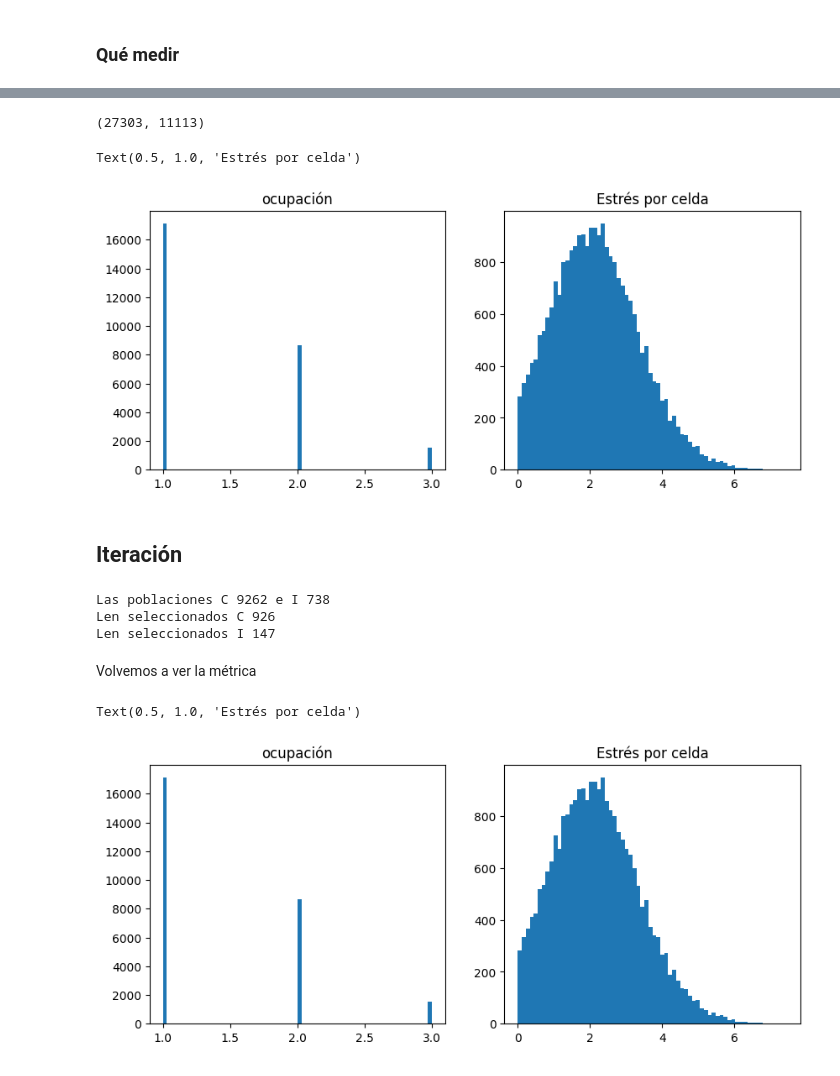
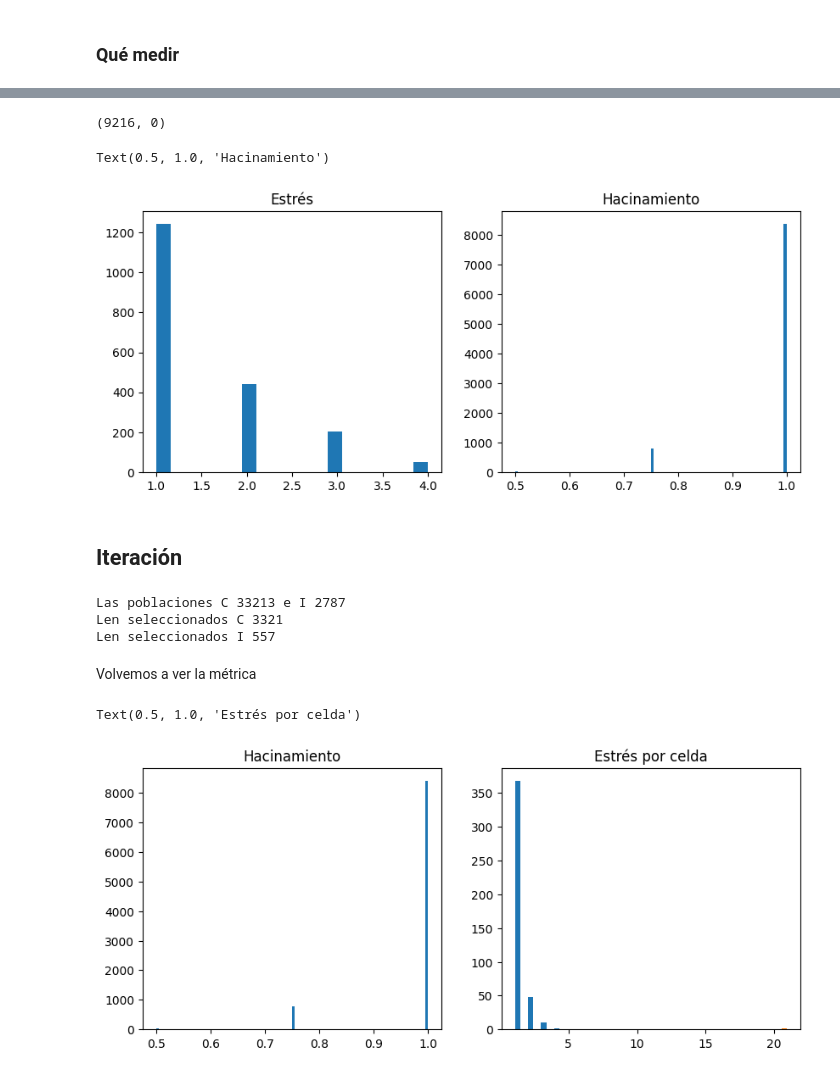
Before and after one commit to sergiohzlz/modelo_gentrificacion, a Jupyter notebook: phd_tercer_semestre.ipynb, the cells around one changed output, grey strips where cells are left out. Saved outputs shown, nothing was run; the diff lists cells and outputs as text; code cells hidden in the pictures.

```diff
--- a/phd_tercer_semestre.ipynb
+++ b/phd_tercer_semestre.ipynb
@@ -138,10 +163,3 @@ random.sample(list(salarios),1)
-# %%
-agentes = []
-for _ in range(1000):
-    c = random.sample(coords, 1)
-    agente = A.Agente()
-    agente.salario = random.sample(list(salarios),1)
-    agentes.append(agente)
 # %% [markdown]
 Si queremos generar una lista de N agentes sin direccion asignada puede hacerse así
 # %%
@@ -151,3 +169,17 @@ for _ in range(39_000):
     sal = random.sample(list(salarios),1)[0]
     agente.salario = sal
     agentes.append(agente)
+# %%
+def crea_agentes(N=50_000, mu=5, std=1):
+    agentes = []
+    salarios = std*np.random.randn(N) + mu
+    salarios = np.clip(salarios, a_min=0, a_max=salarios.max())
+    for i in range(N):
+        ag = A.Agente()
+        ag.salario = salarios[i]
+        agentes.append(ag)
+    return agentes
+
+agentes = crea_agentes(N=36_000)
+salarios = np.array([ag.salario for ag in agentes])
+len(agentes), len(salarios)
@@ -162,10 +201,9 @@ reload(A)
 # %%
-
-V = A.Vecindario(n=200,
-                 k= 3,
+V = A.Vecindario(n=100,
+                 k= 4,
                  P=agentes,                                         # agentes recién creados
                  params={'tipo' : 'gaussian', 'gauss_mean': 3, 'gauss_std': 1},
+                 a = 0.1,
+                 b = 0.2,
                  pad=2)
-
-plt.imshow(V.V, cmap='viridis')
 # %% [output]
@@ -207,5 +253,5 @@ $I(i,j) = <(S[i,j])> - V[i,j]$
 # la cantidad de celdas ocupadas y desocupadas es sin la periferia
 sum([1 for c in V.ocupacion if V.ocupacion[c]>0]), sum([1 for c in V.ocupacion if V.ocupacion[c]==0])
 # %% [output]
-(27303, 11113)
+(9216, 0)
 # %%
@@ -254,35 +309,40 @@ O, bins_o = ocupacion(V.agentes, V.V.shape)
+# %%
+# E, salarios_por_celda, nbins = estres(V)
+O, bins_o = ocupacion(V)
+H, bins_h = hacinamiento(V, g=4)
+E, bins_e = estres(V)
 # %%
 fig, ax = plt.subplots(1,2, figsize=(10,4))
 
-ax[0].hist(O, bins=bins_o);
-ax[0].set_title('ocupación')
-ax[1].hist(E, bins=nbins);
-ax[1].set_title('Estrés por celda')
+ax[0].hist(E, bins=bins_e)
+ax[0].set_title('Estrés')
+ax[1].hist(H, bins=bins_h);
+ax[1].set_title('Hacinamiento')
 # %% [output]
-Text(0.5, 1.0, 'Estrés por celda')
+Text(0.5, 1.0, 'Hacinamiento')
-[figure, old version]
+[figure, new version]
 # %% [markdown]
 ## Iteración
-# %%
-V.itera(alfa=0.1, beta=0.2)
-# %% [output]
-Las poblaciones C 9262 e I 738
-Len seleccionados C 926
-Len seleccionados I 147
+# %%
+V.itera()
+# %% [output]
+Las poblaciones C 33213 e I 2787
+Len seleccionados C 3321
+Len seleccionados I 557
 # %% [markdown]
 
 Volvemos a ver la métrica
 # %%
-E, salarios_por_celda, nbins = estres(V.V, V.agentes)
-O, bins_o = ocupacion(V.agentes, V.V.shape)
-
+# E, salarios_por_celda, nbins = estres(V.V, V.agentes)
+O, bins_o = hacinamiento(V, g=4)
+E = estres(V)
 fig, ax = plt.subplots(1,2, figsize=(10,4))
 
 ax[0].hist(O, bins=bins_o);
-ax[0].set_title('ocupación')
-ax[1].hist(E, bins=nbins);
+ax[0].set_title('Hacinamiento')
+ax[1].hist(E, bins=bins_e);
 ax[1].set_title('Estrés por celda')
 # %% [output]
 Text(0.5, 1.0, 'Estrés por celda')
-[figure, old version]
+[figure, new version]
 # %%
```
Also changed, not shown: parts of 33 cells of this notebook, 1 other file.
